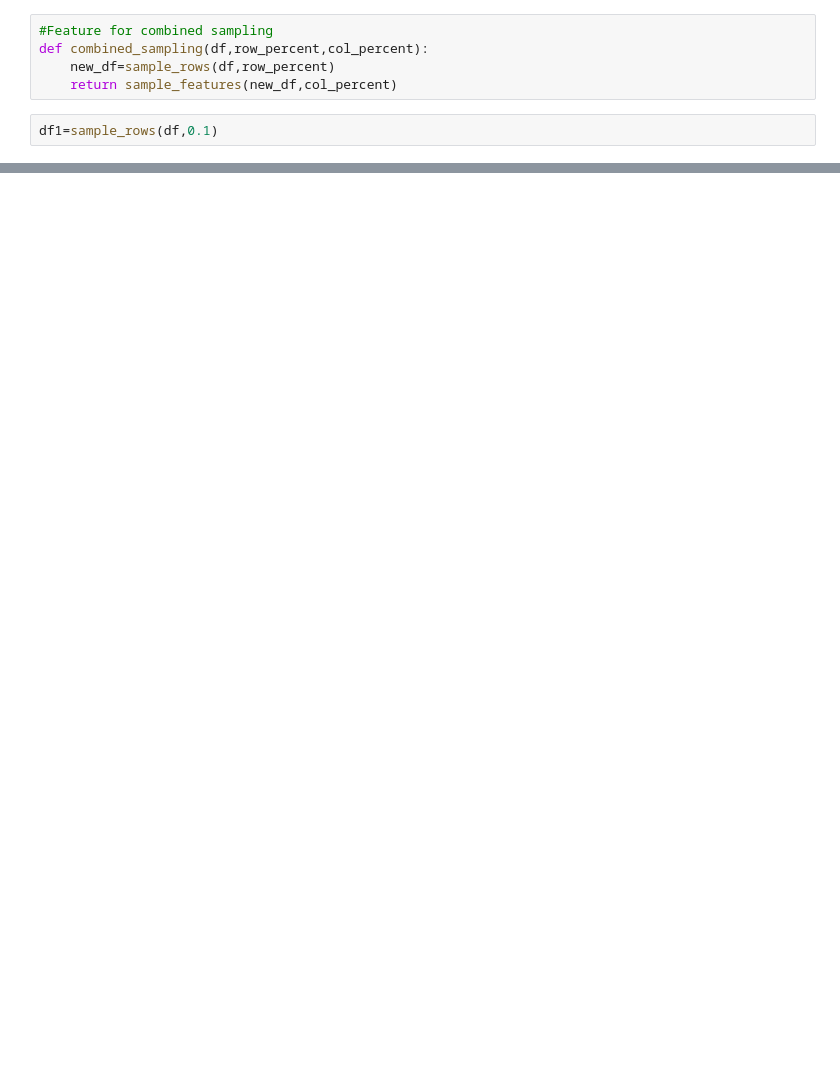
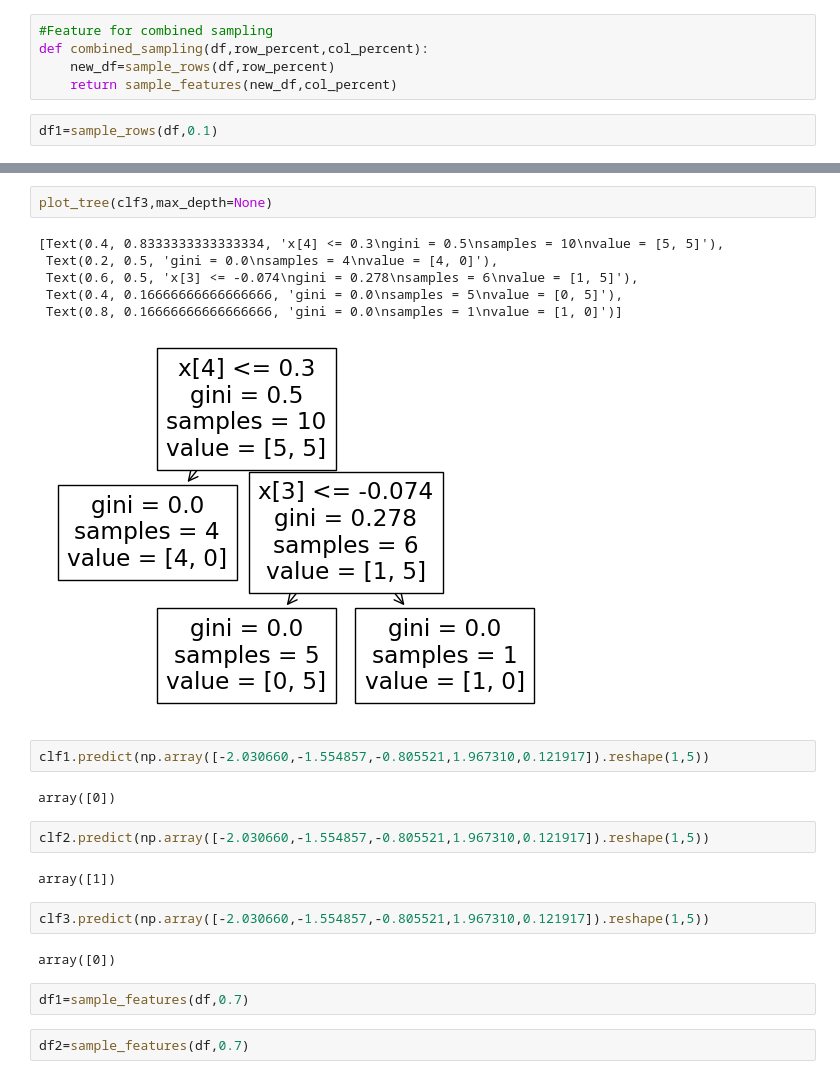
Before and after one commit to PuspanjaliMuduli17/ML_Practice, a Jupyter notebook: Bagging/Random_Forest.ipynb, the cells around one changed output, grey strips where cells are left out. Cells and saved outputs as stored; diff of their text form; blank space fills up the shorter version.

```diff
--- a/Bagging/Random_Forest.ipynb
+++ b/Bagging/Random_Forest.ipynb
@@ -76,0 +120,25 @@ df2
+# %%
+plot_tree(clf3,max_depth=None)
+# %% [output]
+[Text(0.4, 0.8333333333333334, 'x[4] <= 0.3\ngini = 0.5\nsamples = 10\nvalue = [5, 5]'),
+ Text(0.2, 0.5, 'gini = 0.0\nsamples = 4\nvalue = [4, 0]'),
+ Text(0.6, 0.5, 'x[3] <= -0.074\ngini = 0.278\nsamples = 6\nvalue = [1, 5]'),
+ Text(0.4, 0.16666666666666666, 'gini = 0.0\nsamples = 5\nvalue = [0, 5]'),
+ Text(0.8, 0.16666666666666666, 'gini = 0.0\nsamples = 1\nvalue = [1, 0]')]
+[figure, added]
+# %%
+clf1.predict(np.array([-2.030660,-1.554857,-0.805521,1.967310,0.121917]).reshape(1,5))
+# %% [output]
+array([0])
+# %%
+clf2.predict(np.array([-2.030660,-1.554857,-0.805521,1.967310,0.121917]).reshape(1,5))
+# %% [output]
+array([1])
+# %%
+clf3.predict(np.array([-2.030660,-1.554857,-0.805521,1.967310,0.121917]).reshape(1,5))
+# %% [output]
+array([0])
+# %%
+df1=sample_features(df,0.7)
+# %%
+df2=sample_features(df,0.7)
```
Also changed, not shown: parts of 29 cells of this notebook, 4 other files.
